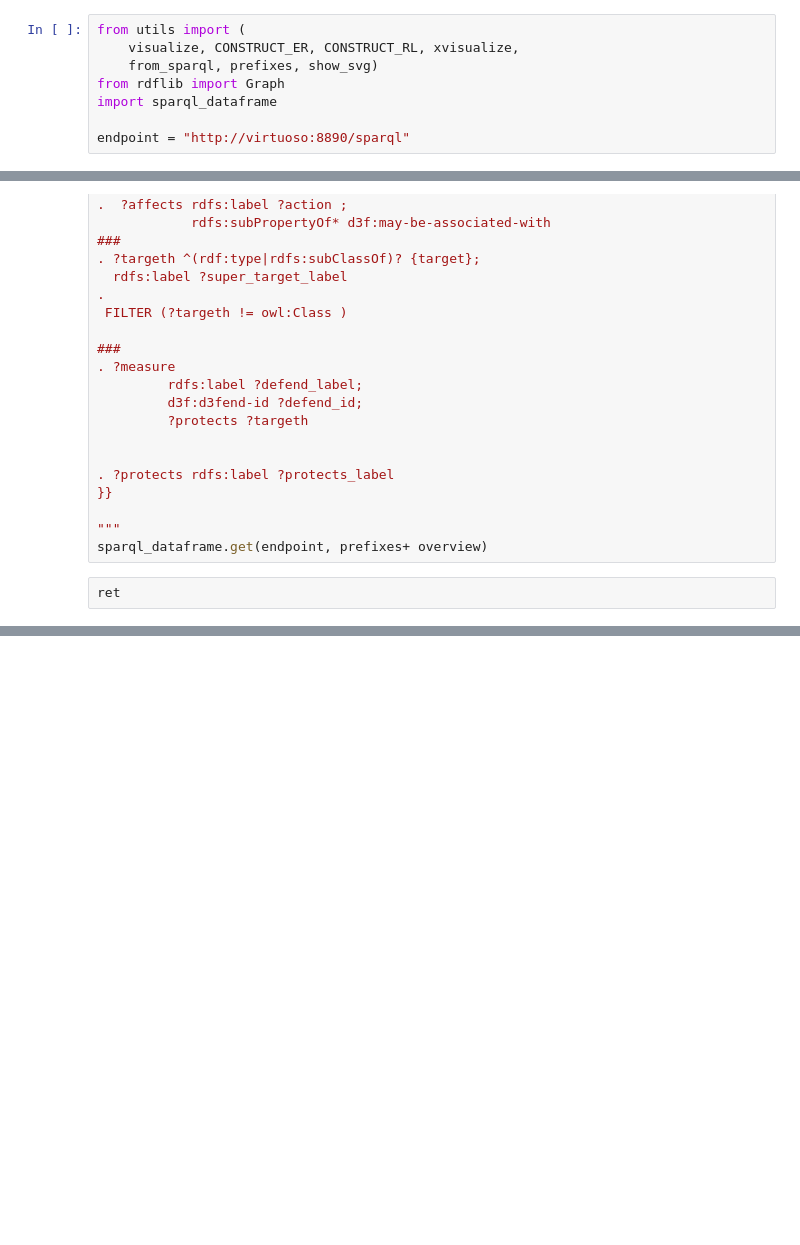
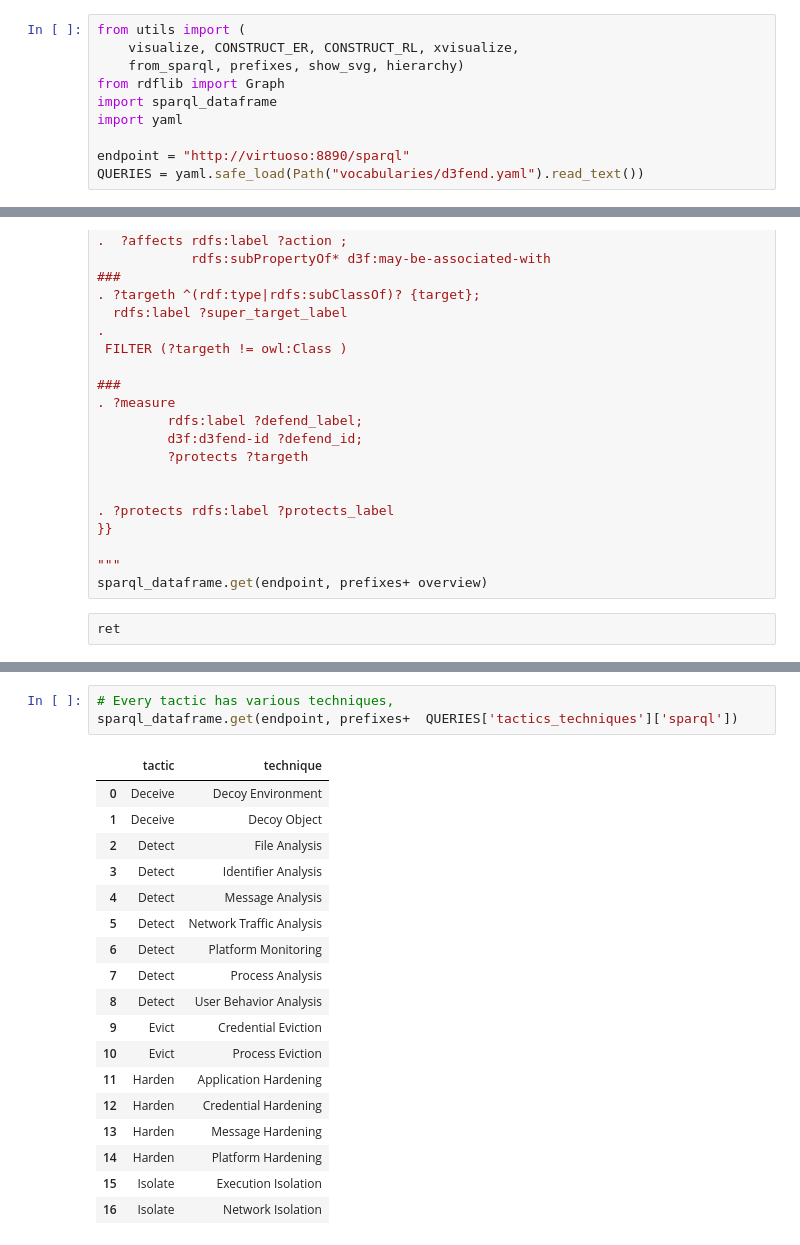
Before and after one commit to par-tec/security-ontologies, a Jupyter notebook: d4f-notebook.py.ipynb, the cells around one changed output, grey strips where cells are left out. Cells and saved outputs as stored; diff of their text form; blank space fills up the shorter version.

```diff
--- a/d4f-notebook.py.ipynb
+++ b/d4f-notebook.py.ipynb
@@ -1,11 +1,13 @@
 # %%
 from utils import (
     visualize, CONSTRUCT_ER, CONSTRUCT_RL, xvisualize,
-    from_sparql, prefixes, show_svg)
+    from_sparql, prefixes, show_svg, hierarchy)
 from rdflib import Graph
 import sparql_dataframe
+import yaml
 
 endpoint = "http://virtuoso:8890/sparql"
+QUERIES = yaml.safe_load(Path("vocabularies/d3fend.yaml").read_text())
 # %% [markdown]
 # d3f
 
@@ -549,0 +634,22 @@ ret
+# %%
+# Every tactic has various techniques,
+sparql_dataframe.get(endpoint, prefixes+  QUERIES['tactics_techniques']['sparql'])
+# %% [output]
+|  | tactic | technique |
+| 0 | Deceive | Decoy Environment |
+| 1 | Deceive | Decoy Object |
+| 2 | Detect | File Analysis |
+| 3 | Detect | Identifier Analysis |
+| 4 | Detect | Message Analysis |
+| 5 | Detect | Network Traffic Analysis |
+| 6 | Detect | Platform Monitoring |
+| 7 | Detect | Process Analysis |
+| 8 | Detect | User Behavior Analysis |
+| 9 | Evict | Credential Eviction |
+| 10 | Evict | Process Eviction |
+| 11 | Harden | Application Hardening |
+| 12 | Harden | Credential Hardening |
+| 13 | Harden | Message Hardening |
+| 14 | Harden | Platform Hardening |
+| 15 | Isolate | Execution Isolation |
+| 16 | Isolate | Network Isolation |
```
Also changed, not shown: parts of 9 cells of this notebook, 6 other files.
